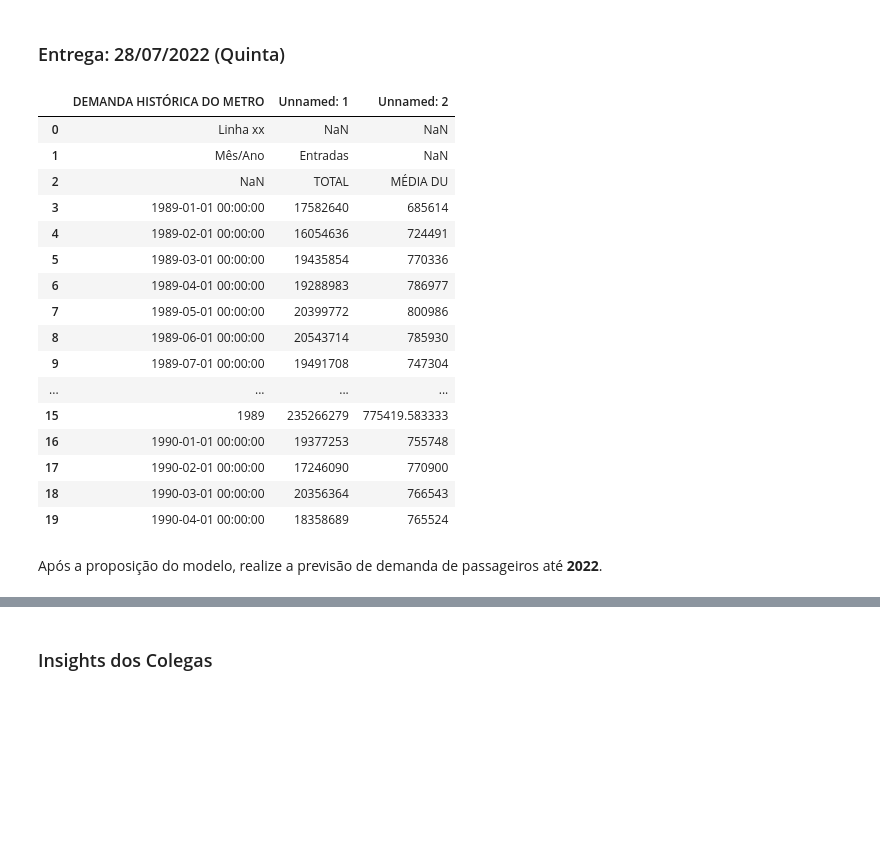
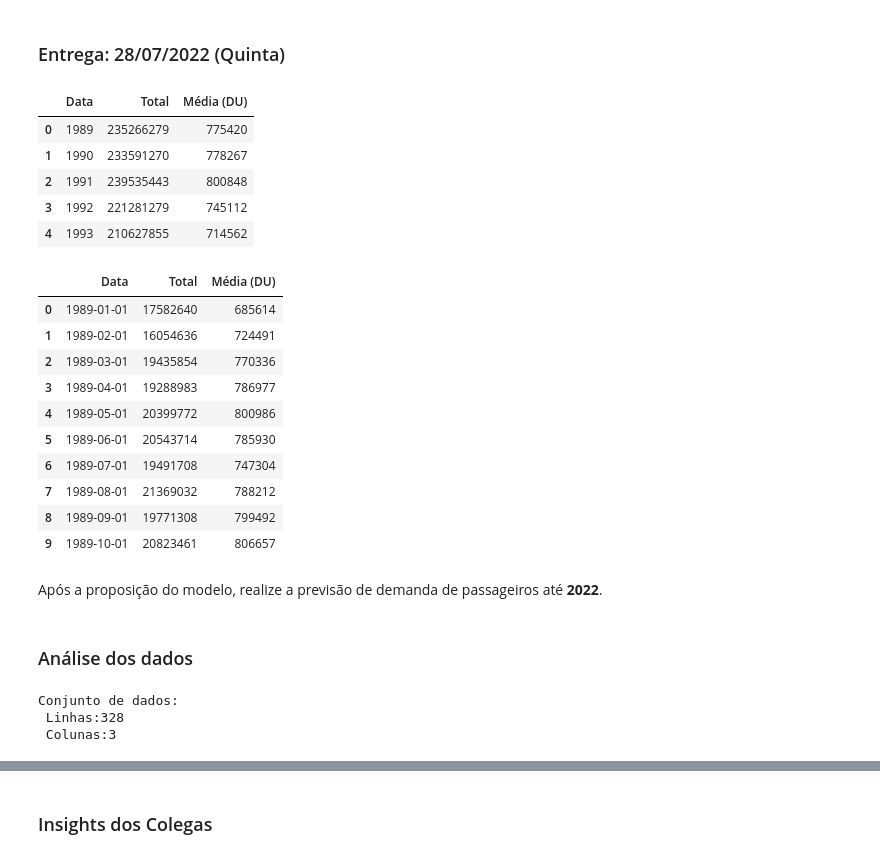
Before and after one commit to jonhbl/i2a2-desafio4, a Jupyter notebook: Desafio_4.ipynb, the cells around one changed output, grey strips where cells are left out. Saved outputs shown, nothing was run; the diff lists cells and outputs as text; code cells hidden in the pictures; blank space fills up the shorter version.

Commit message:
feat: new data

```diff
--- a/Desafio_4.ipynb
+++ b/Desafio_4.ipynb
@@ -19,22 +22,45 @@ dados = pd.read_excel('DemandaMetro.xlsx')
+# %%
+dados = pd.read_excel('DemandaMetro.xlsx')[3:]
+dados.columns = ['Data', 'Total', 'Média (DU)']
+dados.reset_index(drop=True, inplace=True)
+# %%
+indexes_anos = np.arange(12, len(dados), 13)
+# %%
+dados_anuais = dados.iloc[indexes_anos]
+dados_anuais.reset_index(drop=True, inplace=True)
+dados = dados.drop(indexes_anos).reset_index(drop=True)
+# %%
+dados['Data'] =  pd.to_datetime(dados['Data'], format='%yyyy-%mm-%dd %HH:%mm:%ss')
+# %%
+dados_anuais.head(5)
+# %% [output]
+|  | Data | Total | Média (DU) |
+| 0 | 1989 | 235266279 | 775420 |
+| 1 | 1990 | 233591270 | 778267 |
+| 2 | 1991 | 239535443 | 800848 |
+| 3 | 1992 | 221281279 | 745112 |
+| 4 | 1993 | 210627855 | 714562 |
 # %%
-dados.head(20)
+dados.head(10)
 # %% [output]
-|  | DEMANDA HISTÓRICA DO METRO | Unnamed: 1 | Unnamed: 2 |
-| 0 | Linha xx | NaN | NaN |
-| 1 | Mês/Ano | Entradas | NaN |
-| 2 | NaN | TOTAL | MÉDIA DU |
-| 3 | 1989-01-01 00:00:00 | 17582640 | 685614 |
-| 4 | 1989-02-01 00:00:00 | 16054636 | 724491 |
-| 5 | 1989-03-01 00:00:00 | 19435854 | 770336 |
-| 6 | 1989-04-01 00:00:00 | 19288983 | 786977 |
-| 7 | 1989-05-01 00:00:00 | 20399772 | 800986 |
-| 8 | 1989-06-01 00:00:00 | 20543714 | 785930 |
-| 9 | 1989-07-01 00:00:00 | 19491708 | 747304 |
-| ... | ... | ... | ... |
-| 15 | 1989 | 235266279 | 775419.583333 |
-| 16 | 1990-01-01 00:00:00 | 19377253 | 755748 |
-| 17 | 1990-02-01 00:00:00 | 17246090 | 770900 |
-| 18 | 1990-03-01 00:00:00 | 20356364 | 766543 |
-| 19 | 1990-04-01 00:00:00 | 18358689 | 765524 |
+|  | Data | Total | Média (DU) |
+| 0 | 1989-01-01 | 17582640 | 685614 |
+| 1 | 1989-02-01 | 16054636 | 724491 |
+| 2 | 1989-03-01 | 19435854 | 770336 |
+| 3 | 1989-04-01 | 19288983 | 786977 |
+| 4 | 1989-05-01 | 20399772 | 800986 |
+| 5 | 1989-06-01 | 20543714 | 785930 |
+| 6 | 1989-07-01 | 19491708 | 747304 |
+| 7 | 1989-08-01 | 21369032 | 788212 |
+| 8 | 1989-09-01 | 19771308 | 799492 |
+| 9 | 1989-10-01 | 20823461 | 806657 |
 # %% [markdown]
 Após a proposição do modelo, realize a previsão de demanda de passageiros até **2022**.
+# %% [markdown]
+### Análise dos dados
+# %%
+print(f'Conjunto de dados:\n Linhas:{dados.shape[0]}\n Colunas:{dados.shape[1]}')
+# %% [output]
+Conjunto de dados:
+ Linhas:328
+ Colunas:3
```
Also changed, not shown: parts of 22 cells of this notebook, 13 other files.
